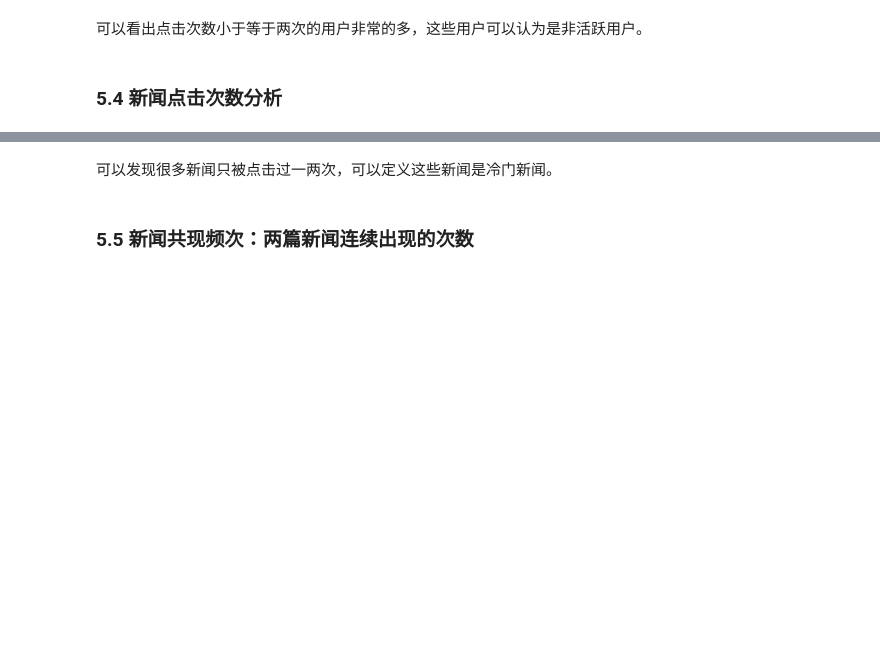
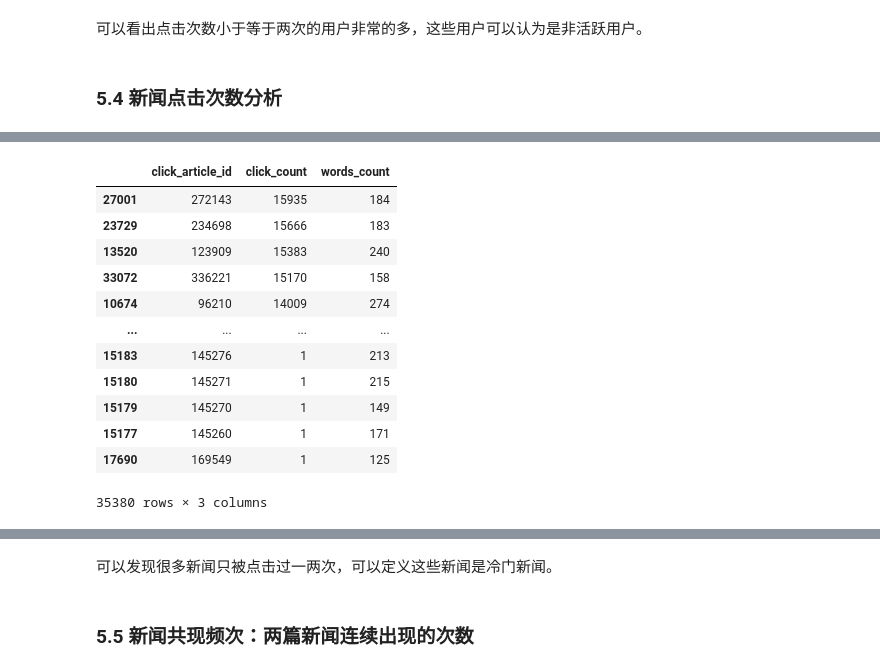
Before and after one commit to NoyeArk/NewsRecommendation, a Jupyter notebook: jupyter/data_analysis.ipynb, the cells around one changed output, grey strips where cells are left out. Saved outputs shown, nothing was run; the diff lists cells and outputs as text; code cells hidden in the pictures; blank space fills up the shorter version.

```diff
--- a/jupyter/data_analysis.ipynb
+++ b/jupyter/data_analysis.ipynb
@@ -432,0 +433,21 @@ draw(item_click_count, '文章点击次数排序', '文章点击次数')
+# %%
+tmp = user_click_merge.groupby('click_article_id', as_index=False)['user_id'].count()
+tmp.rename(columns={'user_id': 'click_count'}, inplace=True)
+df_b = item_df[['click_article_id', 'words_count']]
+tmp = pd.merge(tmp, df_b, on='click_article_id', how='left')
+tmp.sort_values(by='click_count', ascending=False, inplace=True)
+tmp
+# %% [output]
+|  | click_article_id | click_count | words_count |
+| 27001 | 272143 | 15935 | 184 |
+| 23729 | 234698 | 15666 | 183 |
+| 13520 | 123909 | 15383 | 240 |
+| 33072 | 336221 | 15170 | 158 |
+| 10674 | 96210 | 14009 | 274 |
+| ... | ... | ... | ... |
+| 15183 | 145276 | 1 | 213 |
+| 15180 | 145271 | 1 | 215 |
+| 15179 | 145270 | 1 | 149 |
+| 15177 | 145260 | 1 | 171 |
+| 17690 | 169549 | 1 | 125 |
+35380 rows × 3 columns
```
Also changed, not shown: parts of 17 cells of this notebook, 3 other files.
